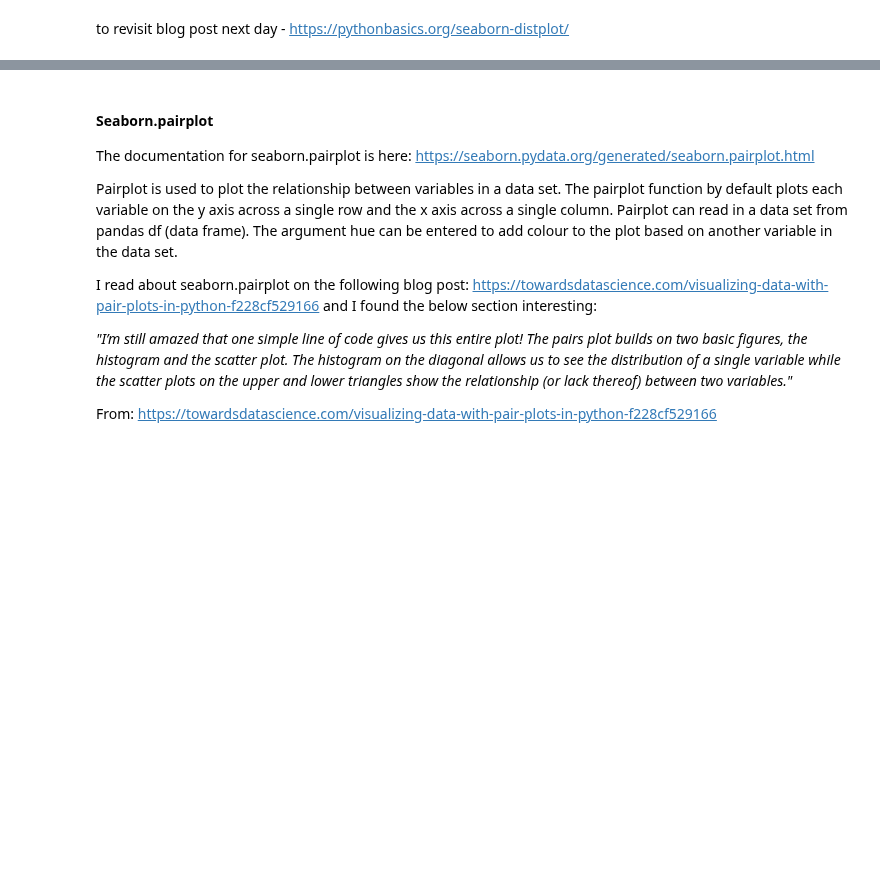
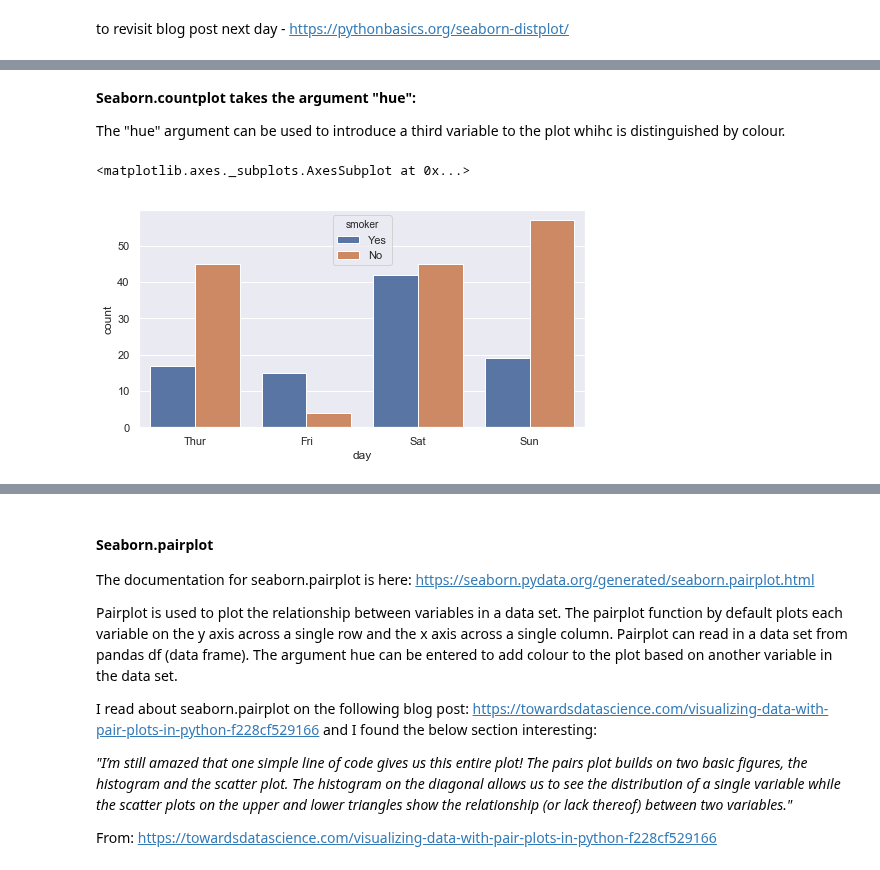
Before and after one commit to johndunne2019/Fundamentals-of-Data-Analysis-Project-2019, a Jupyter notebook: Tips-Dataset.ipynb, the cells around one changed output, grey strips where cells are left out. Drawn from its saved outputs; the diff is of its cells as text; code cells hidden in the pictures; blank space fills up the shorter version.

```diff
--- a/Tips-Dataset.ipynb
+++ b/Tips-Dataset.ipynb
@@ -695,0 +721,9 @@ to revisit blog post next day - https://pythonbasics.org/seaborn-distplot/
+# %% [markdown]
+**Seaborn.countplot takes the argument "hue":**
+
+The "hue" argument can be used to introduce a third variable to the plot whihc is distinguished by colour.
+# %%
+sns.countplot(x="day", hue= "smoker", data=tips)
+# %% [output]
+<matplotlib.axes._subplots.AxesSubplot at 0x...>
+[figure, added]
```
Also changed, not shown: parts of 7 cells of this notebook.
